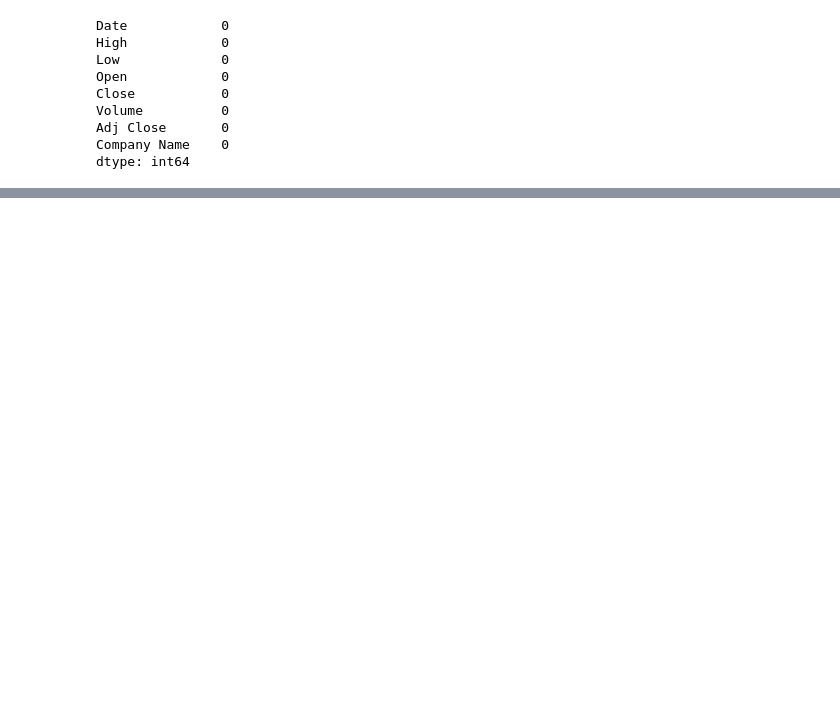
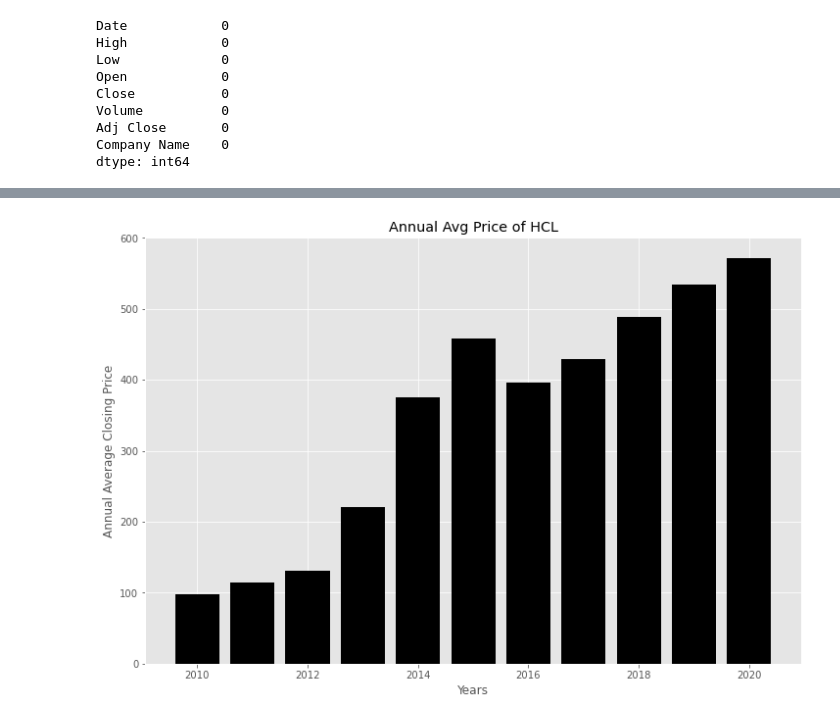
Before and after one commit to Khushbumodi123/Stock-Price-Prediction, a Jupyter notebook: exploratory_data_analysis.ipynb, the cells around one changed output, grey strips where cells are left out. Drawn from its saved outputs; the diff is of its cells as text; code cells hidden in the pictures; blank space fills up the shorter version.

```diff
--- a/exploratory_data_analysis.ipynb
+++ b/exploratory_data_analysis.ipynb
@@ -85,0 +103,17 @@ plt.show()
+# %%
+def avgAnnualPrice(df,color):
+    cmpName = data["Company Name"].unique()[0]
+    #df = data.reset_index()
+    df.drop(["Adj Close"], axis=1)
+    yearList = data["Date"].dt.year.unique()
+    resultDf = df.groupby(df["Date"].dt.year)["Close"].mean()
+    f = plt.figure(figsize=(12,8))
+    plt.bar(resultDf.keys(), resultDf.values,color = color)
+    plt.xlabel("Years")
+    plt.ylabel("Annual Average Closing Price")
+    plt.title("Annual Avg Price of " + cmpName)
+    plt.show()
+# %%
+avgAnnualPrice(data[data['Company Name']=='HCL'],'Black')
+# %% [output]
+[figure, added]
```
Also changed, not shown: parts of 19 cells of this notebook, 4 other files.
